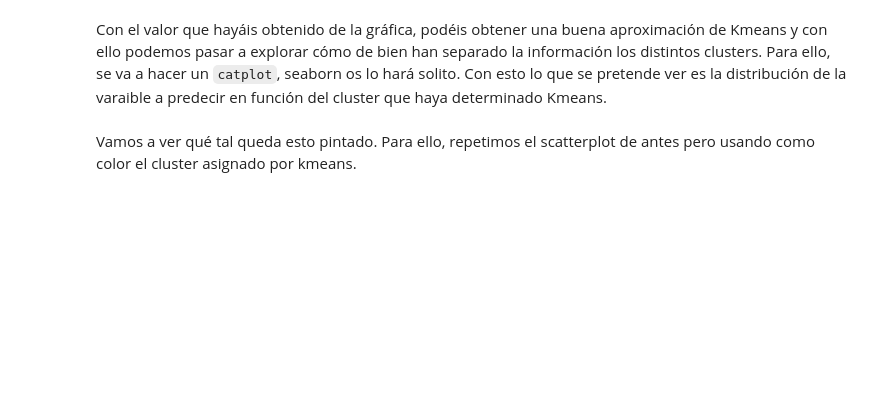
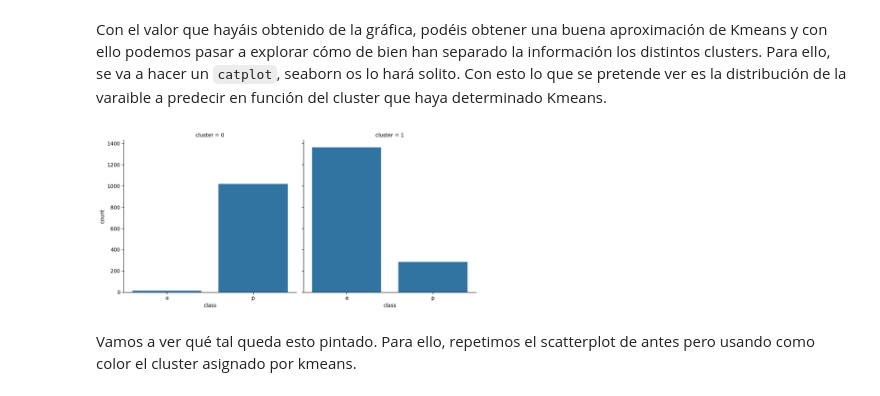
Before and after one commit to Frodmar/proyecto-9_Unsupervised_ML_group_7, a Jupyter notebook: workshop-clustering-pca.ipynb, the cells around one changed output. Cells and saved outputs as stored; diff of their text form; code cells hidden in the pictures; blank space fills up the shorter version.

```diff
--- a/workshop-clustering-pca.ipynb
+++ b/workshop-clustering-pca.ipynb
@@ -294,12 +299,23 @@ Con el valor que hayáis obtenido de la gráfica, podéis obtener una buena apro
 # %%
 # Aprender Kmeans con el valor de K obtenido.
 
-kmeans = # Definir y entrenar Kmeans.
+# Definir y entrenar Kmeans.
+kmeans = KMeans(n_clusters=2, random_state=42, n_init=10)
+c_train = kmeans.fit_predict(X_train)
+c_test = kmeans.predict(X_test)
 
-# Preparar el catplot.
+# Preparar el catplot con los datos originales
+test_2v = X_test.copy()
+test_2v['cluster'] = c_test
 
+# Usar una columna del dataset original (antes de encoding)
+# Por ejemplo, si tienes acceso al df original:
+test_2v['class'] = df.loc[X_test.index, 'class']  # agregar una variable categórica original
 
-# Pintar.
-ax = sns.catplot(col=, x=, data=, kind='count',col_wrap=4)
+# Pintar
+ax = sns.catplot(col='cluster', x='class', data=test_2v, kind='count', col_wrap=4)
+plt.show()
+# %% [output]
+[figure, added]
 # %% [markdown]
 Vamos a ver qué tal queda esto pintado. Para ello, repetimos el scatterplot de antes pero usando como color el cluster asignado por kmeans.
```
Also changed, not shown: parts of 3 cells of this notebook.
